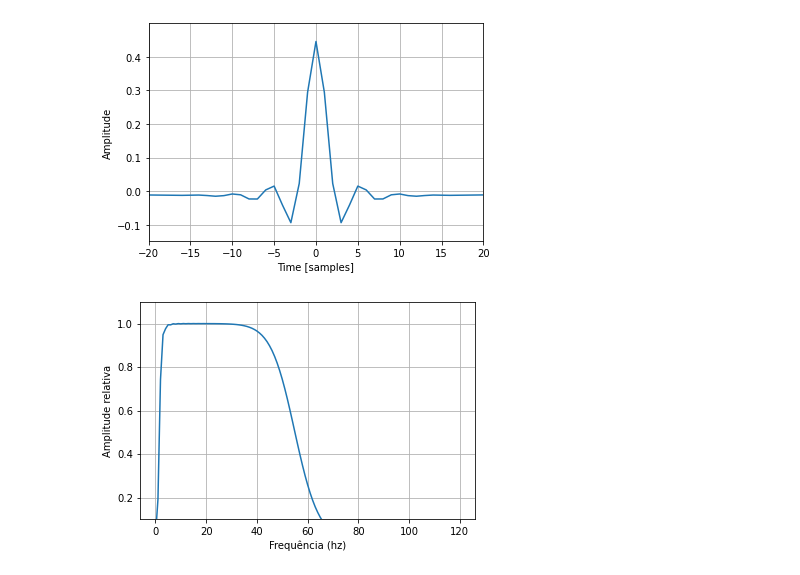
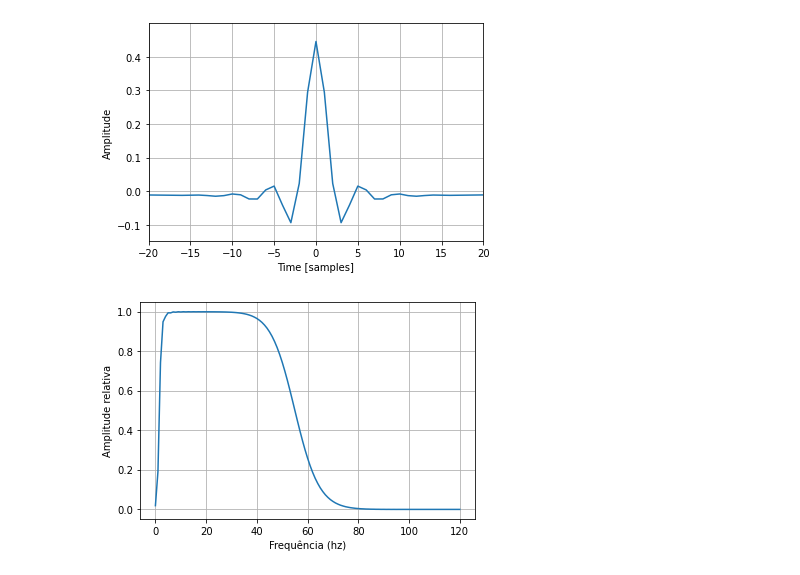
Before and after one commit to giecaruff/stoneforge, a Jupyter notebook: stoneforge/wavelets/Wavelets_notebook.ipynb, the cells around one changed output. Drawn from its saved outputs; the diff is of its cells as text; code cells hidden in the pictures.

```diff
--- a/stoneforge/wavelets/Wavelets_notebook.ipynb
+++ b/stoneforge/wavelets/Wavelets_notebook.ipynb
@@ -74,26 +79,24 @@ plt.show()
-# %%
-freq_hi = 55
-freq_low = 1.5
-len = 0.96
-dt = 0.004
-
-t, butter_wvlt = Butter_Wavelet(freq_hi, freq_low, len, dt)
-plt.plot(t,butter_wvlt)
-plt.xlim(-20,20)
-plt.margins(0.1, 0.1)
-plt.xlabel('Time [samples]')
-plt.ylabel('Amplitude')
-plt.grid(True)
-plt.show()
-
-spec = abs(np.fft.rfft(butter_wvlt))
-
-plt.plot(spec)
-plt.xlabel('Frequência (hz)')
-plt.ylabel('Amplitude relativa')
-plt.ylim(0.1,1.1)
-plt.grid()
-plt.show()
-# %% [output]
-[figure, removed]
-[figure, removed]
+# %%
+freq_hi = 55
+freq_low = 1.5
+lenght = 0.96
+
+t, butter_wvlt = Butter_Wavelet(freq_hi, freq_low, lenght, dt)
+plt.plot(t,butter_wvlt)
+plt.xlim(-20,20)
+plt.margins(0.1, 0.1)
+plt.xlabel('Time [samples]')
+plt.ylabel('Amplitude')
+plt.grid(True)
+plt.show()
+
+spec = abs(np.fft.rfft(butter_wvlt))
+
+plt.plot(spec)
+plt.xlabel('Frequência (hz)')
+plt.ylabel('Amplitude relativa')
+plt.grid()
+plt.show()
+# %% [output]
+[figure, added]
+[figure, added]
```
Also changed, not shown: parts of 6 cells of this notebook.
